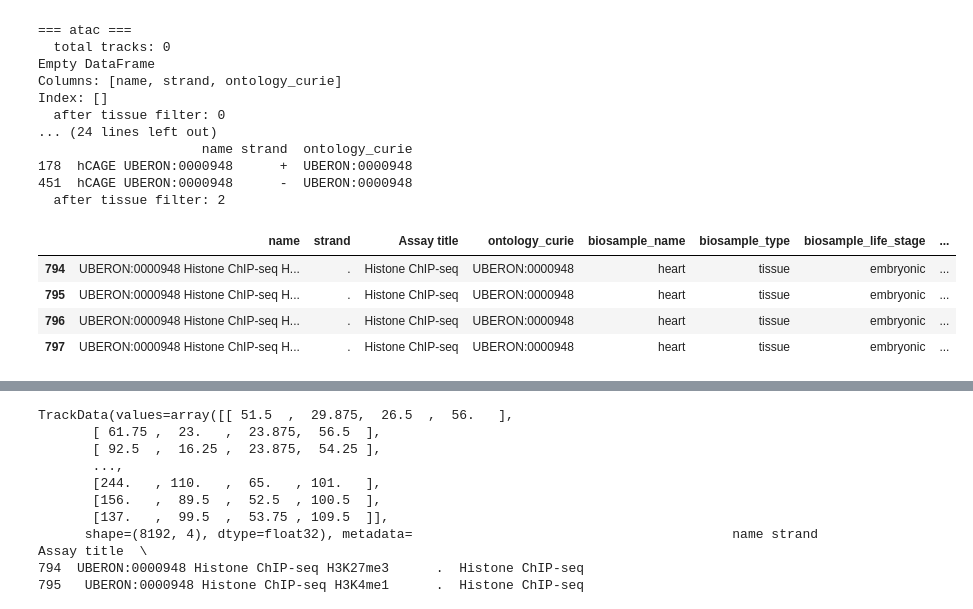
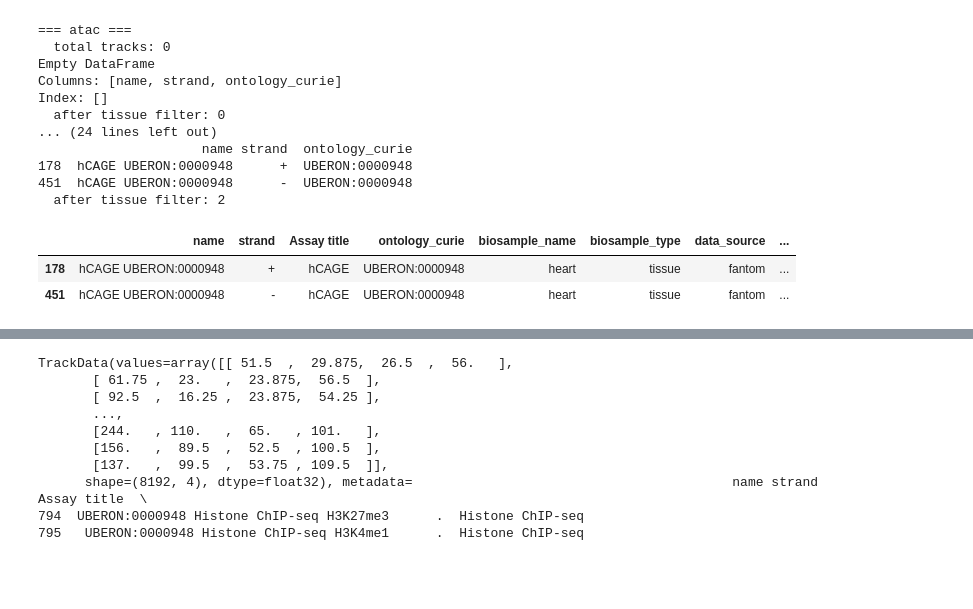
Before and after one commit to cralbers/variant-effects, a Jupyter notebook: predict_reg_regions_osc.ipynb, the cells around one changed output, grey strips where cells are left out. Saved outputs shown, nothing was run; the diff lists cells and outputs as text; code cells hidden in the pictures; blank space fills up the shorter version.

```diff
--- a/predict_reg_regions_osc.ipynb
+++ b/predict_reg_regions_osc.ipynb
@@ -340,11 +370,9 @@ Index: []
 # %%
 # print(output.chip_histone.metadata[["name", "strand", "ontology_curie"]])
 heart = ontology.from_curie("UBERON:0000948")
 output_heart = output.filter_ontology_terms([heart])
-output_heart.chip_histone.metadata
+output_heart.cage.metadata
 # %% [output]
-|  | name | strand | Assay title | ontology_curie | biosample_name | biosample_type | biosample_life_stage | ... |
-| 794 | UBERON:0000948 Histone ChIP-seq H... | . | Histone ChIP-seq | UBERON:0000948 | heart | tissue | embryonic | ... |
-| 795 | UBERON:0000948 Histone ChIP-seq H... | . | Histone ChIP-seq | UBERON:0000948 | heart | tissue | embryonic | ... |
-| 796 | UBERON:0000948 Histone ChIP-seq H... | . | Histone ChIP-seq | UBERON:0000948 | heart | tissue | embryonic | ... |
-| 797 | UBERON:0000948 Histone ChIP-seq H... | . | Histone ChIP-seq | UBERON:0000948 | heart | tissue | embryonic | ... |
+|  | name | strand | Assay title | ontology_curie | biosample_name | biosample_type | data_source | ... |
+| 178 | hCAGE UBERON:0000948 | + | hCAGE | UBERON:0000948 | heart | tissue | fantom | ... |
+| 451 | hCAGE UBERON:0000948 | - | hCAGE | UBERON:0000948 | heart | tissue | fantom | ... |
```
Also changed, not shown: parts of 23 cells of this notebook.
